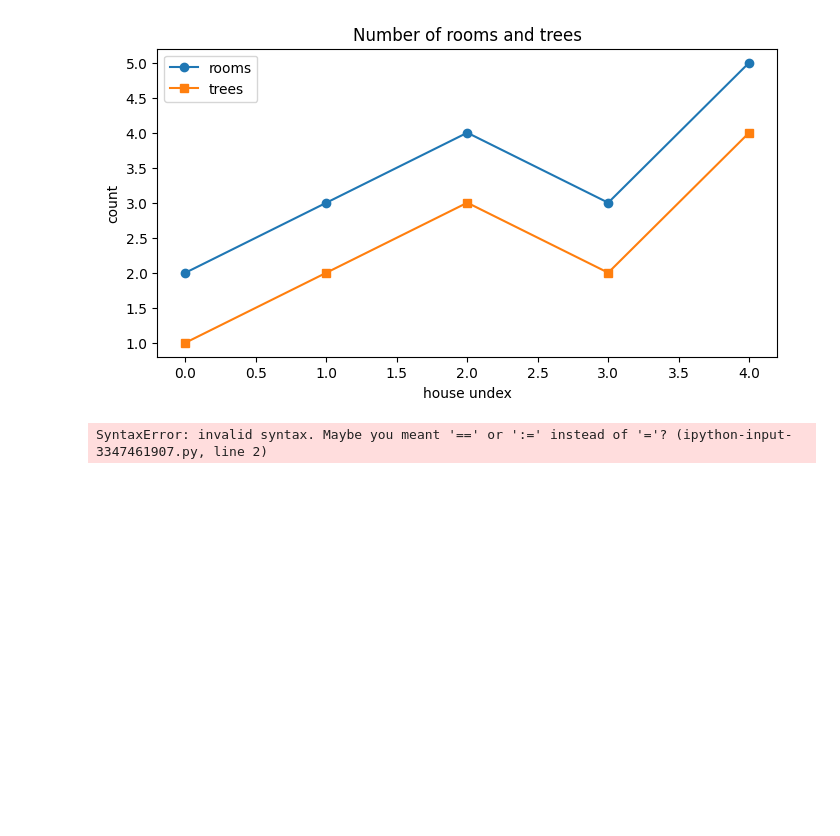
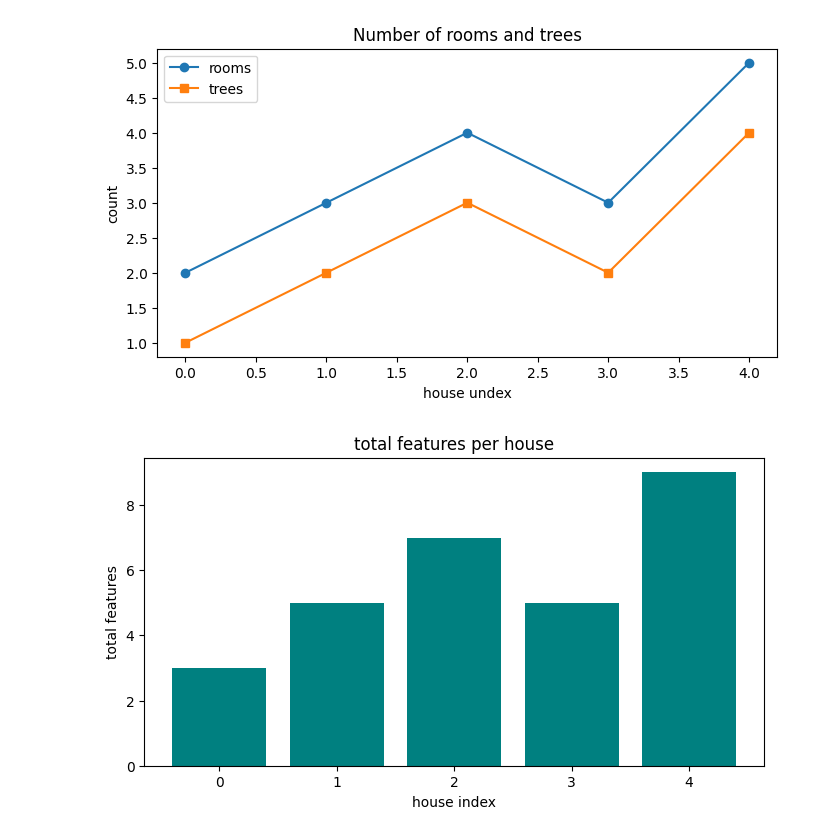
Before and after one commit to Chetanaaa13/C, a Jupyter notebook: ml/jupyter.ipynb, the cells around one changed output. Saved outputs shown, nothing was run; the diff lists cells and outputs as text; code cells hidden in the pictures; blank space fills up the shorter version.

```diff
--- a/ml/jupyter.ipynb
+++ b/ml/jupyter.ipynb
@@ -280,10 +280,10 @@ plt.show()
 #barplot
 # %%
 plt.figure(figsize=(8,4))
-plt.bar(df.index, df['Total_Features',color = red])
-plt.title("total features per houese")
+plt.bar(df.index,df['total_features'],color='teal')
+plt.title("total features per house")
 plt.xlabel("house index")
 plt.ylabel("total features")
 plt.show()
 # %% [output]
-SyntaxError: invalid syntax. Maybe you meant '==' or ':=' instead of '='? (ipython-input-3347461907.py, line 2)
+[figure, added]
```
Also changed, not shown: parts of 3 cells of this notebook.
